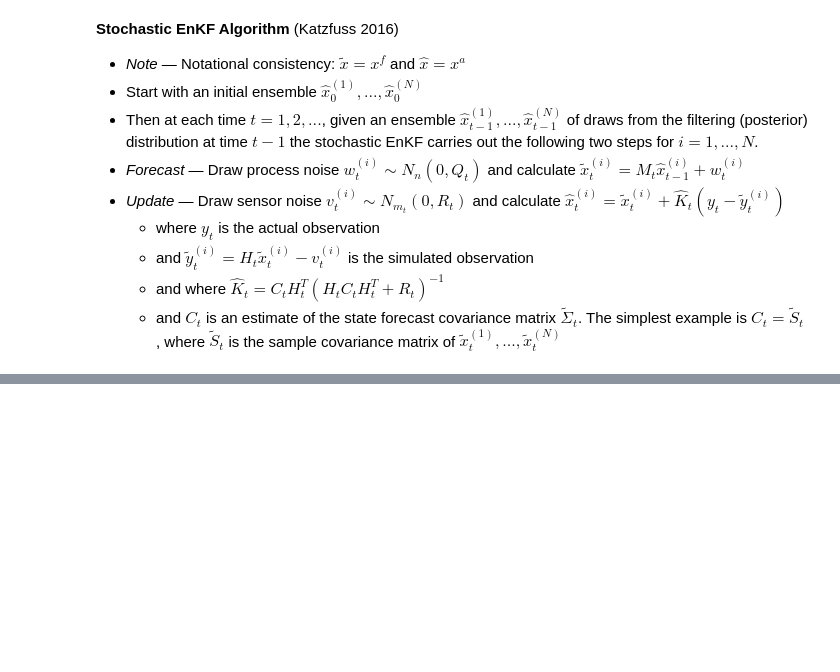
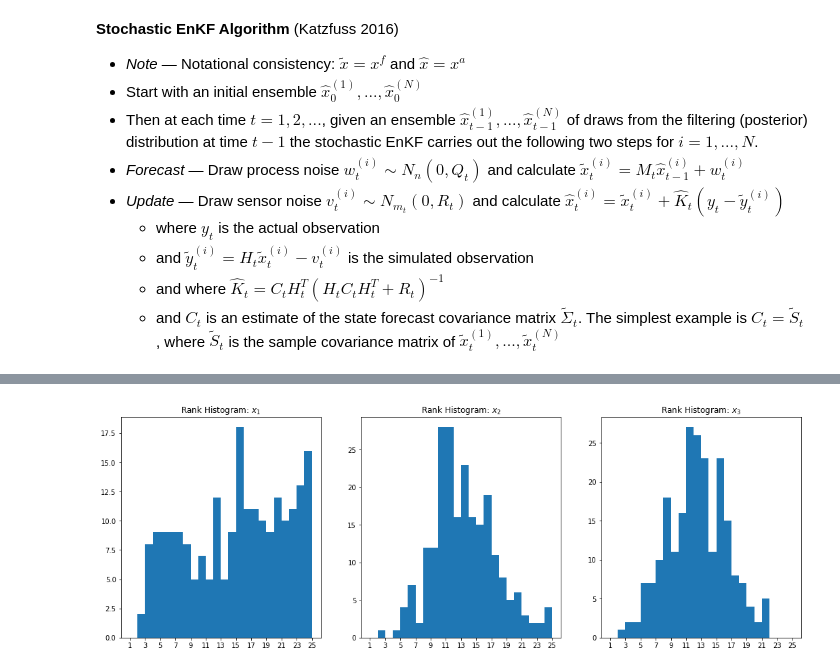
Before and after one commit to Markleonard1019/ASEN, a Jupyter notebook: midterm_Q2_alex.ipynb, the cells around one changed output, grey strips where cells are left out. Cells and saved outputs as stored; diff of their text form; code cells hidden in the pictures; blank space fills up the shorter version.

```diff
--- a/midterm_Q2_alex.ipynb
+++ b/midterm_Q2_alex.ipynb
@@ -544,0 +486,9 @@ plt.show()
+# %%
+for q in range(N_obs):
+    sorted_ens1 = np.sort(xhat_hist[0,:,q])
+    sorted_ens2 = np.sort(xhat_hist[1,:,q])
+    sorted_ens3 = np.sort(xhat_hist[2,:,q])
+
+    rank1.append(np.sum(y[0,q] > sorted_ens1) + 1)
+    rank2.append(np.sum(y[1,q] > sorted_ens2) + 1)
+    rank3.append(np.sum(y[2,q] > sorted_ens3) + 1)
@@ -544,0 +570,24 @@ plt.show()
+# %%
+plt.figure(figsize=(18,6))
+
+plt.subplot(1,3,1)
+plt.hist(rank1, bins=np.arange(1,N_ens+1,1))
+plt.xticks(np.arange(1,N_ens+1,2))
+plt.title("Rank Histogram: $x_1$")
+
+
+plt.subplot(1,3,2)
+plt.hist(rank2, bins=np.arange(1,N_ens+1,1))
+plt.xticks(np.arange(1,N_ens+1,2))
+plt.title("Rank Histogram: $x_2$")
+
+
+plt.subplot(1,3,3)
+plt.hist(rank3, bins=np.arange(1,N_ens+1,1))
+plt.xticks(np.arange(1,N_ens+1,2))
+plt.title("Rank Histogram: $x_3$")
+
+
+plt.show()
+# %% [output]
+[figure, added]
```
Also changed, not shown: parts of 9 cells of this notebook.
